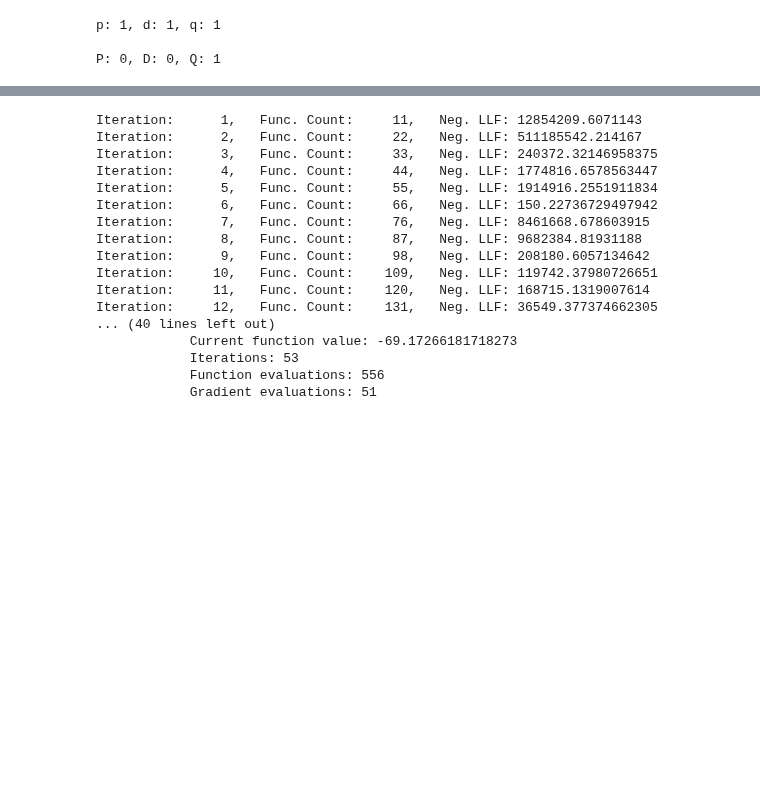
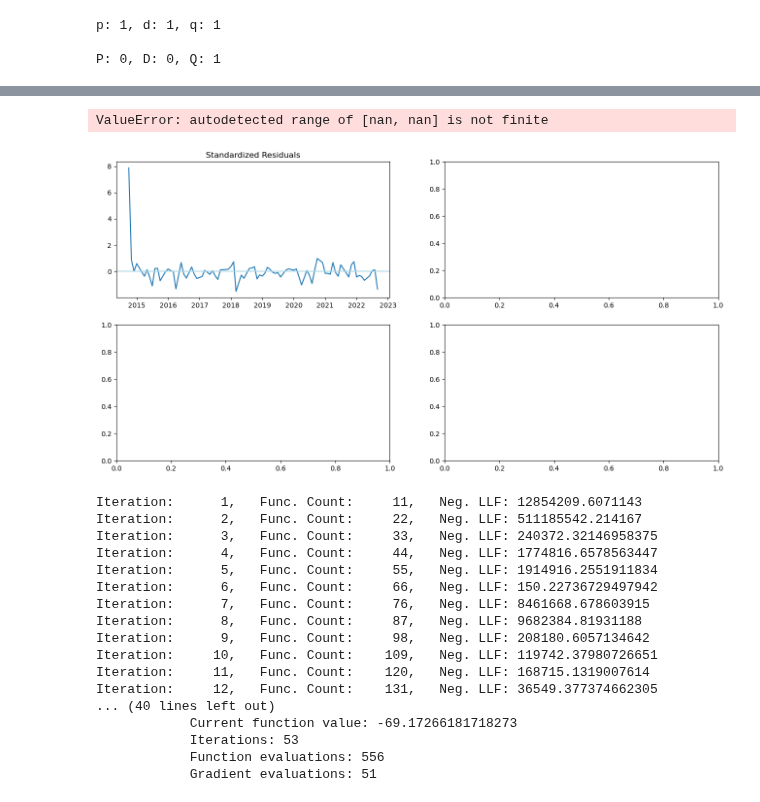
Before and after one commit to t-creech/VIX-Project, a Jupyter notebook: CCF-Lasso_Vs_SARIMAX-GARCH.ipynb, the cells around one changed output, grey strips where cells are left out. Cells and saved outputs as stored; diff of their text form; code cells hidden in the pictures; blank space fills up the shorter version.

```diff
--- a/CCF-Lasso_Vs_SARIMAX-GARCH.ipynb
+++ b/CCF-Lasso_Vs_SARIMAX-GARCH.ipynb
@@ -510,3 +534,42 @@ plt.show()
+# %%
+#SARIMAX Residuals
+y_true = df.iloc[:, 0] #VIX
+residuals = y_true - sarimax_forecast
+std_residuals = (residuals - np.mean(residuals)) / np.std(residuals)
+squared_residuals = residuals ** 2
+
+fig, ((ax1, ax2), (ax3, ax4)) = plt.subplots(2, 2, figsize=(16, 8))
+
+#Standardized Residuals plot
+ax1.plot(std_residuals)
+ax1.axhline(y=0, color='lightblue')
+ax1.set_title('Standardized Residuals')
+
+#Historgram with Estimated Density
+hist, bin_edges = np.histogram(std_residuals, bins=30, density=True)
+bin_centers = (bin_edges[:-1] + bin_edges[1:]) / 2
+ax2.bar(bin_centers, hist, alpha=0.7, width=np.diff(bin_edges), edgecolor='black', label='Hist')
+
+kde = stats.gaussian_kde(std_residuals)
+xx = np.linspace(std_residuals.min(), std_residuals.max(), 100)
+ax2.plot(xx, kde(xx), 'orange', linewidth=1, label='KDE')
+
+x_norm = np.linspace(-4, 4, 100)
+ax2.plot(x_norm, stats.norm.pdf(x_norm, 0, 1), 'green', linewidth=1, label='N(0,1)')
+
+ax2.set_title('Histogram plus Estimated density')
+ax2.legend()
+
+#Normal Q-Q plot
+sm.qqplot(std_residuals, line='s', ax=ax3)
+ax3.set_title('Normal Q-Q plot')
+
+#Correlogram (ACF plot)
+plot_acf(squared_residuals, ax=ax4, lags=40)
+ax4.set_title('Correlogram')
+# %% [output]
+ValueError: autodetected range of [nan, nan] is not finite
+[figure, added]
 # %%
 from arch import arch_model
 # %%
```
Also changed, not shown: parts of 10 cells of this notebook, 7 other files.
